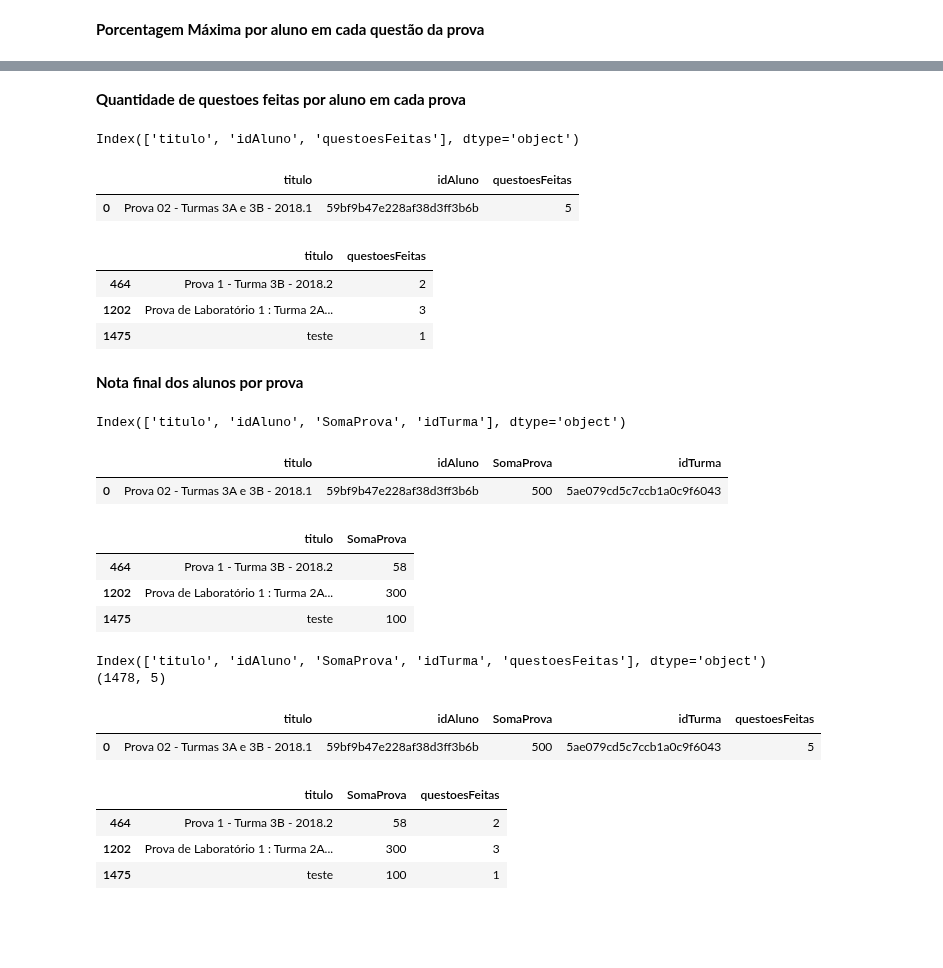
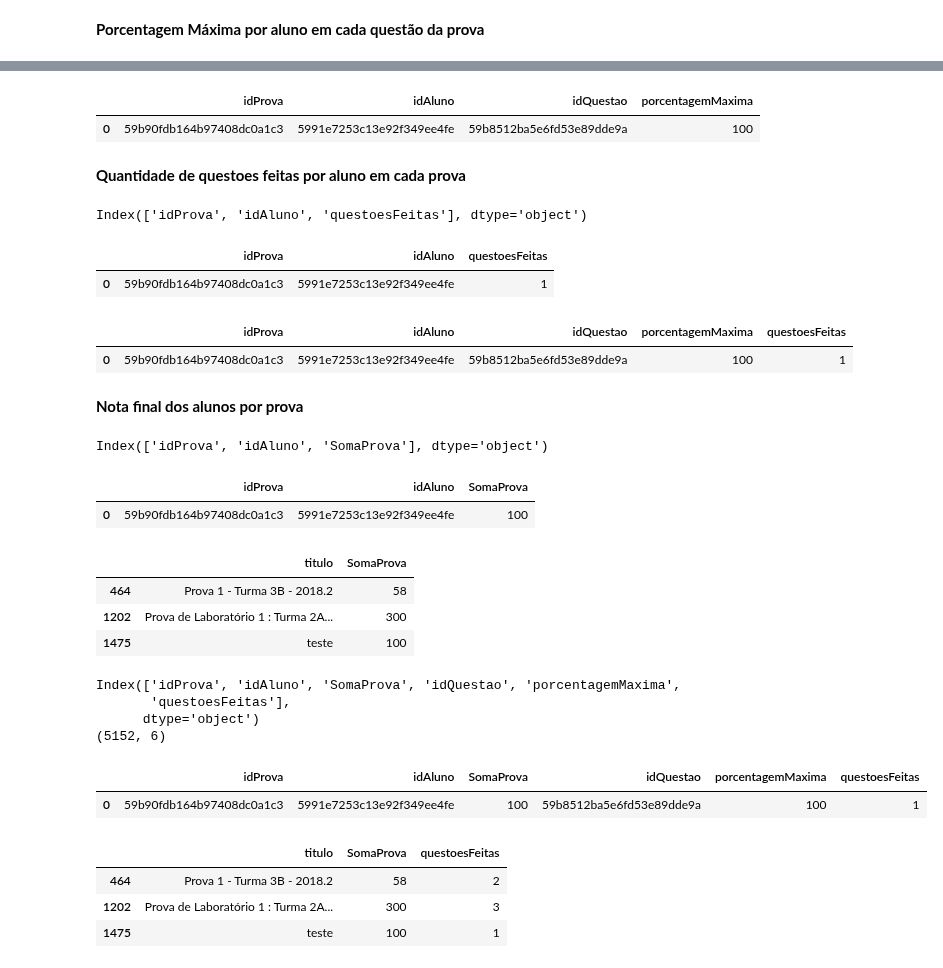
Before and after one commit to repitta/CienciaDeDadosEducacionais, a Jupyter notebook: LOP.ipynb, the cells around one changed output, grey strips where cells are left out. Drawn from its saved outputs; the diff is of its cells as text; code cells hidden in the pictures; blank space fills up the shorter version.

```diff
--- a/LOP.ipynb
+++ b/LOP.ipynb
@@ -776,6 +792,4 @@ mergeSubProvasM = mergeSubProvas.dropna(axis=0, how='any')
 # %%
-NotaMaxQuestaoProva = mergeSubProvasM.groupby(["idProva","idAluno","idQuestao"]).max()
+NotaMaxQuestaoProva = mergeSubProvasM.groupby(["idProva","idAluno","idQuestao"])["porcentagemAcerto"].max()
+NotaMaxQuestaoProva = NotaMaxQuestaoProva.reset_index()
 NotaMaxQuestaoProva.rename(columns={"porcentagemAcerto":"porcentagemMaxima"}, inplace=True)
-NotaMaxQuestaoProva = NotaMaxQuestaoProva.reset_index()
-print(NotaMaxQuestaoProva.columns)
-NotaMaxQuestaoProva.head(1)
@@ -798,36 +796,40 @@ NotaMaxQuestaoProva.loc[NotaMaxQuestaoProva["idAluno"]=="5b6b74ad9513a60408ac24a
+# %%
+NotaMaxQuestaoProva.head(1)
+# %% [output]
+|  | idProva | idAluno | idQuestao | porcentagemMaxima |
+| 0 | 59b90fdb164b97408dc0a1c3 | 5991e7253c13e92f349ee4fe | 59b8512ba5e6fd53e89dde9a | 100 |
 # %% [markdown]
 **Quantidade de questoes feitas por aluno em cada prova**
 # %%
-quantidadeProva = NotaMaxQuestaoProva.groupby(["titulo","idAluno"]).count()
-quantidadeProva.rename(columns={"quantidade":"questoesFeitas"}, inplace=True)
+quantidadeProva = NotaMaxQuestaoProva.groupby(["idProva","idAluno"]).count()
+quantidadeProva.rename(columns={"porcentagemMaxima":"questoesFeitas"}, inplace=True)
 quantidadeProva = quantidadeProva.reset_index()
-quantidadeProva= quantidadeProva[["titulo","idAluno","questoesFeitas"]]
+quantidadeProva = quantidadeProva[["idProva","idAluno","questoesFeitas"]]
 print(quantidadeProva.columns)
 quantidadeProva.head(1)
 # %% [output]
-Index(['titulo', 'idAluno', 'questoesFeitas'], dtype='object')
+Index(['idProva', 'idAluno', 'questoesFeitas'], dtype='object')
-|  | titulo | idAluno | questoesFeitas |
-| 0 | Prova 02 - Turmas 3A e 3B - 2018.1 | 59bf9b47e228af38d3ff3b6b | 5 |
+|  | idProva | idAluno | questoesFeitas |
+| 0 | 59b90fdb164b97408dc0a1c3 | 5991e7253c13e92f349ee4fe | 1 |
-# %%
-quantidadeProva.loc[quantidadeProva["idAluno"] == "5b6b74ad9513a60408ac24a8" ,["titulo","questoesFeitas"]]
-# %% [output]
-|  | titulo | questoesFeitas |
-| 464 | Prova 1 - Turma 3B - 2018.2 | 2 |
-| 1202 | Prova de Laboratório 1 : Turma 2A... | 3 |
-| 1475 | teste | 1 |
+# %%
+NotaMaxQuestaoProva= pd.merge(left = NotaMaxQuestaoProva, right = quantidadeProva, on=['idProva',"idAluno"], how="inner")
+NotaMaxQuestaoProva.head(1)
+# %% [output]
+|  | idProva | idAluno | idQuestao | porcentagemMaxima | questoesFeitas |
+| 0 | 59b90fdb164b97408dc0a1c3 | 5991e7253c13e92f349ee4fe | 59b8512ba5e6fd53e89dde9a | 100 | 1 |
 # %% [markdown]
 **Nota final dos alunos por prova**
 # %%
-NotaProva = NotaMaxQuestaoProva.groupby(["titulo","idAluno","idTurma"]).sum()
-NotaProva.rename(columns={"porcentagemMaxima":"SomaProva", "quantidade":"questoesFeitas"}, inplace=True)
+NotaProva = NotaMaxQuestaoProva.groupby(["idProva","idAluno"])["porcentagemMaxima"].sum()
 NotaProva = NotaProva.reset_index()
-NotaProva = NotaProva[["titulo",'idAluno','SomaProva',"idTurma"]]
+NotaProva.rename(columns={"porcentagemMaxima":"SomaProva"}, inplace=True)
+#NotaProva = NotaProva[["titulo",'idAluno','SomaProva',"idTurma"]]
 print(NotaProva.columns)
 NotaProva.head(1)
 # %% [output]
-Index(['titulo', 'idAluno', 'SomaProva', 'idTurma'], dtype='object')
+Index(['idProva', 'idAluno', 'SomaProva'], dtype='object')
-|  | titulo | idAluno | SomaProva | idTurma |
-| 0 | Prova 02 - Turmas 3A e 3B - 2018.1 | 59bf9b47e228af38d3ff3b6b | 500 | 5ae079cd5c7ccb1a0c9f6043 |
+|  | idProva | idAluno | SomaProva |
+| 0 | 59b90fdb164b97408dc0a1c3 | 5991e7253c13e92f349ee4fe | 100 |
 # %%
 NotaProva.loc[NotaProva["idAluno"] == "5b6b74ad9513a60408ac24a8" ,["titulo","SomaProva"]]
 # %% [output]
@@ -836,15 +838,17 @@ NotaProva.loc[NotaProva["idAluno"] == "5b6b74ad9513a60408ac24a8" ,["titulo","Som
 | 1202 | Prova de Laboratório 1 : Turma 2A... | 300 |
 | 1475 | teste | 100 |
 # %%
-mergeQuanNotaProva =  pd.merge(right= quantidadeProva, left = NotaProva, on=['idAluno','titulo'], how="inner")
+mergeQuanNotaProva =  pd.merge(right= NotaMaxQuestaoProva, left = NotaProva, on=['idAluno','idProva'], how="inner")
 print(mergeQuanNotaProva.columns)
 print(mergeQuanNotaProva.shape)
 mergeQuanNotaProva.head(1)
 # %% [output]
-Index(['titulo', 'idAluno', 'SomaProva', 'idTurma', 'questoesFeitas'], dtype='object')
-(1478, 5)
+Index(['idProva', 'idAluno', 'SomaProva', 'idQuestao', 'porcentagemMaxima',
+       'questoesFeitas'],
+      dtype='object')
+(5152, 6)
-|  | titulo | idAluno | SomaProva | idTurma | questoesFeitas |
-| 0 | Prova 02 - Turmas 3A e 3B - 2018.1 | 59bf9b47e228af38d3ff3b6b | 500 | 5ae079cd5c7ccb1a0c9f6043 | 5 |
+|  | idProva | idAluno | SomaProva | idQuestao | porcentagemMaxima | questoesFeitas |
+| 0 | 59b90fdb164b97408dc0a1c3 | 5991e7253c13e92f349ee4fe | 100 | 59b8512ba5e6fd53e89dde9a | 100 | 1 |
 # %%
 mergeQuanNotaProva.loc[mergeQuanNotaProva["idAluno"] == "5b6b74ad9513a60408ac24a8" ,["titulo","SomaProva","questoesFeitas"]]
 # %% [output]
```
Also changed, not shown: parts of 27 cells of this notebook.
